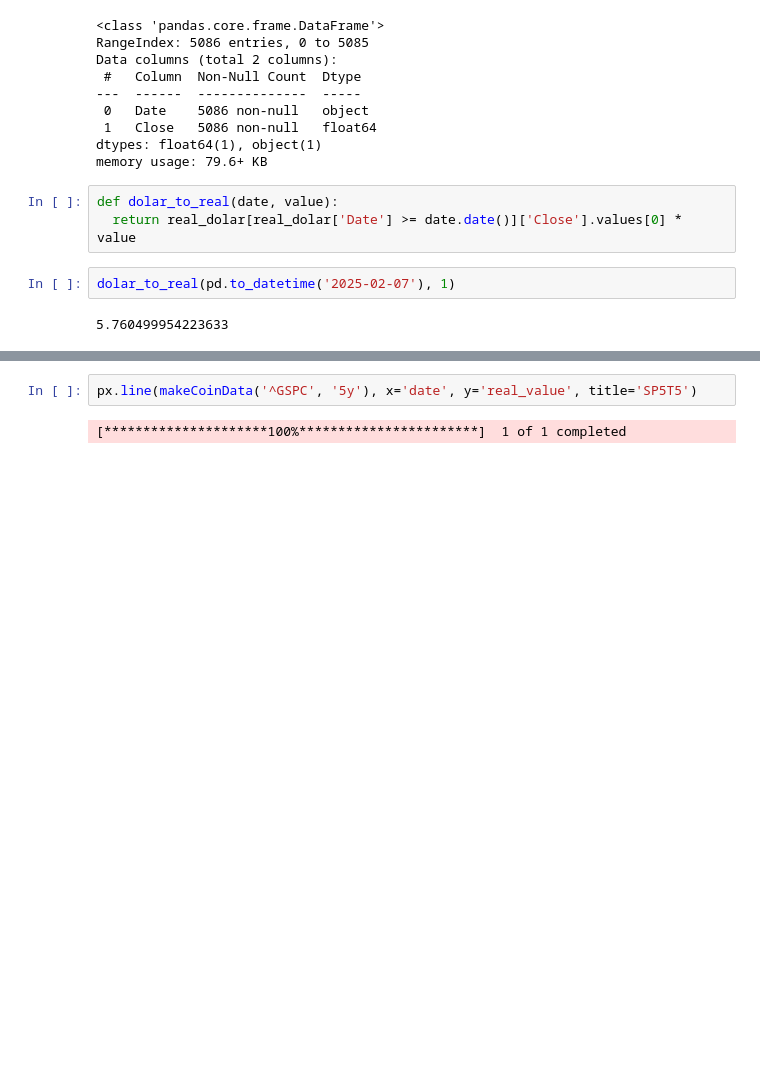
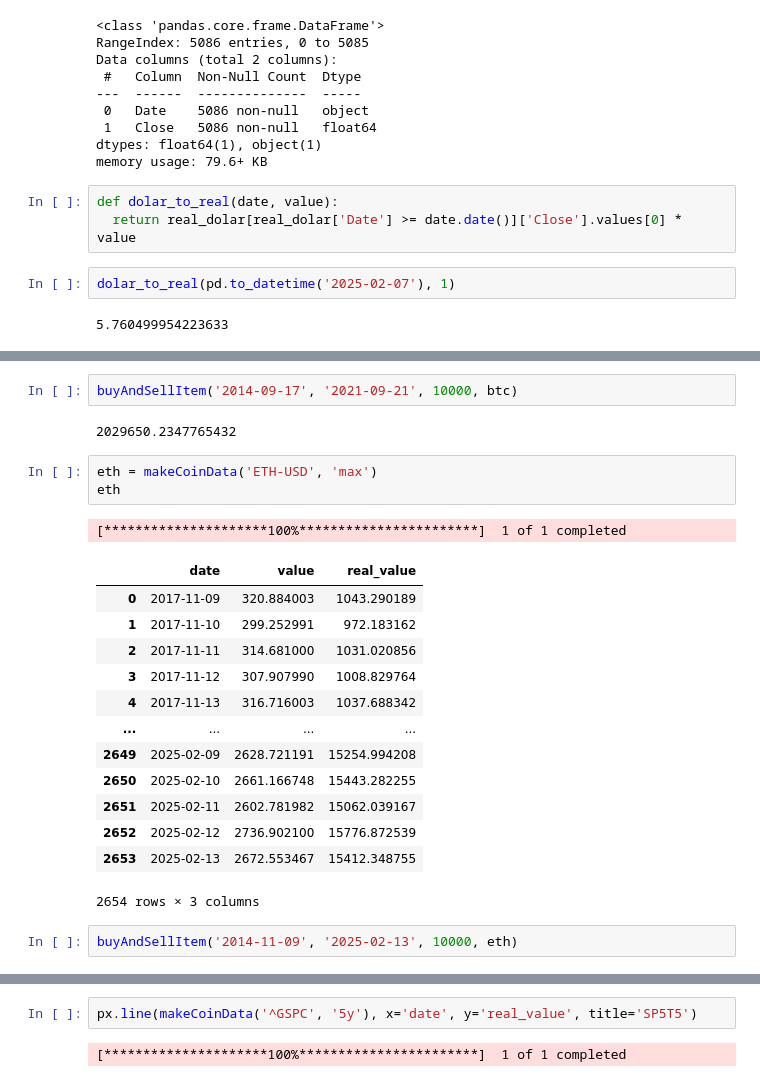
Before and after one commit to KacioHenrique/investVisualization, a Jupyter notebook: Oficial_of_Atividade_III.ipynb, the cells around one changed output, grey strips where cells are left out. Saved outputs shown, nothing was run; the diff lists cells and outputs as text; blank space fills up the shorter version.

```diff
--- a/Oficial_of_Atividade_III.ipynb
+++ b/Oficial_of_Atividade_III.ipynb
@@ -261,0 +278,24 @@ fig.show()
+# %%
+buyAndSellItem('2014-09-17', '2021-09-21', 10000, btc)
+# %% [output]
+2029650.2347765432
+# %%
+eth = makeCoinData('ETH-USD', 'max')
+eth
+# %% [output]
+[*********************100%***********************]  1 of 1 completed
+|  | date | value | real_value |
+| 0 | 2017-11-09 | 320.884003 | 1043.290189 |
+| 1 | 2017-11-10 | 299.252991 | 972.183162 |
+| 2 | 2017-11-11 | 314.681000 | 1031.020856 |
+| 3 | 2017-11-12 | 307.907990 | 1008.829764 |
+| 4 | 2017-11-13 | 316.716003 | 1037.688342 |
+| ... | ... | ... | ... |
+| 2649 | 2025-02-09 | 2628.721191 | 15254.994208 |
+| 2650 | 2025-02-10 | 2661.166748 | 15443.282255 |
+| 2651 | 2025-02-11 | 2602.781982 | 15062.039167 |
+| 2652 | 2025-02-12 | 2736.902100 | 15776.872539 |
+| 2653 | 2025-02-13 | 2672.553467 | 15412.348755 |
+2654 rows × 3 columns
+# %%
+buyAndSellItem('2014-11-09', '2025-02-13', 10000, eth)
```
Also changed, not shown: parts of 18 cells of this notebook.
